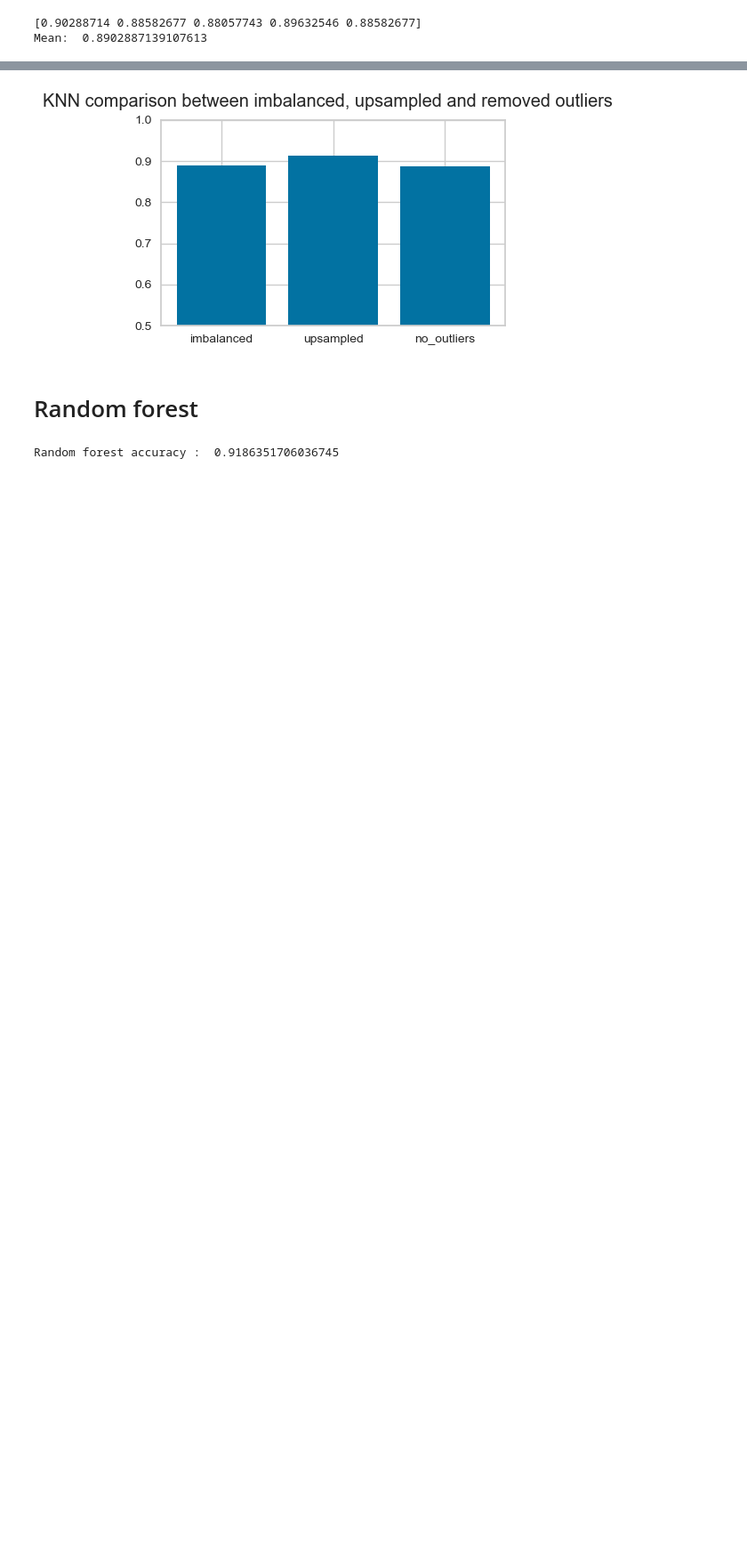
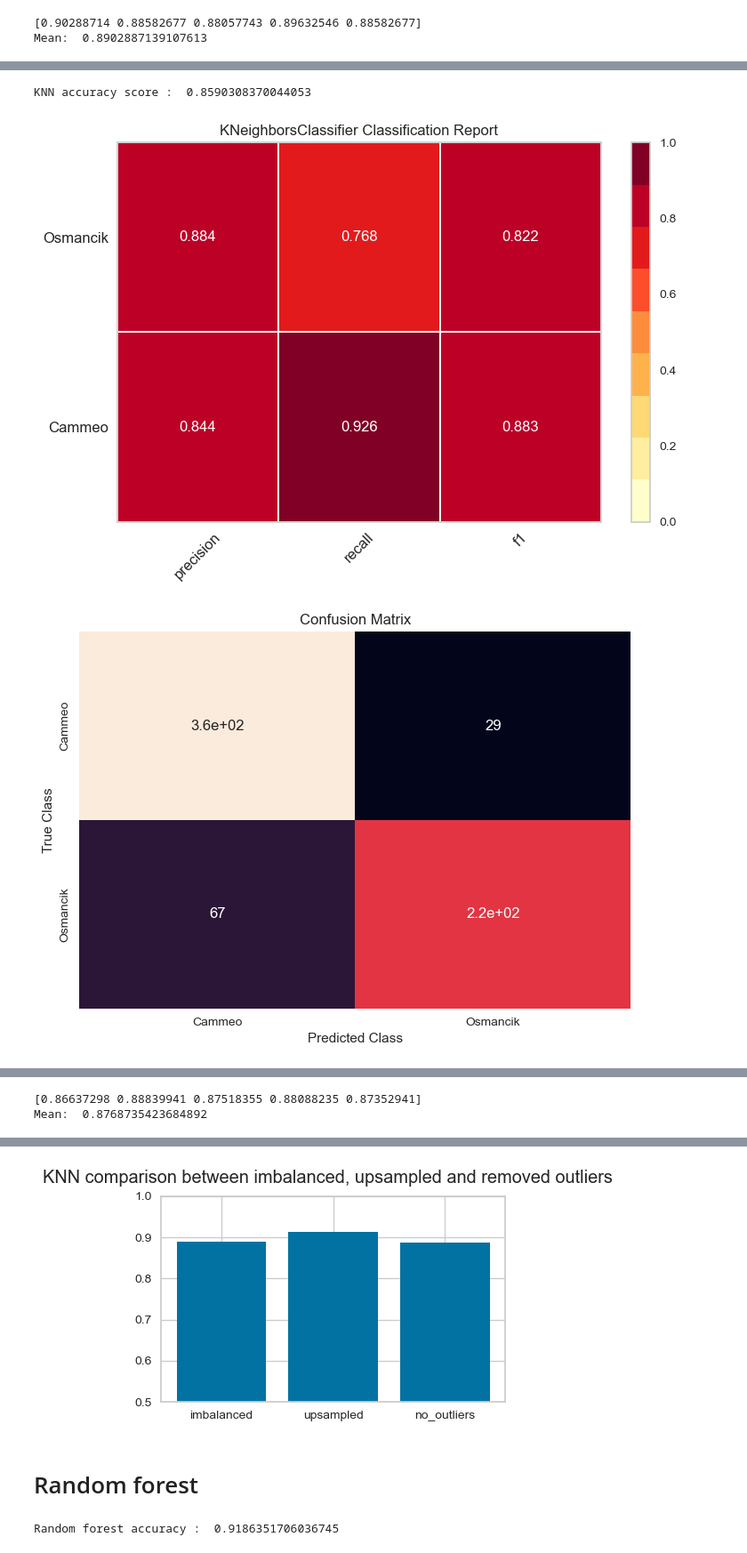
Before and after one commit to sanjamilenkovic/MachineLearning, a Jupyter notebook: ml_1/ml_1.ipynb, the cells around one changed output, grey strips where cells are left out. Shown at 89% size. Drawn from its saved outputs; the diff is of its cells as text; code cells hidden in the pictures; blank space fills up the shorter version.

```diff
--- a/ml_1/ml_1.ipynb
+++ b/ml_1/ml_1.ipynb
@@ -582,0 +600,7 @@ Mean:  0.8902887139107613
+# %%
+KNN_train_and_prediction(x_train_std, y_train_std, x_test_std, y_test_std)
+knn_cv_res_std = cross_validate_knn(dataset_without_outliers_sd)
+# %% [output]
+KNN accuracy score :  0.8590308370044053
+[figure, added]
+[figure, added]
@@ -583,3 +608,5 @@ Mean:  0.8902887139107613
+[0.86637298 0.88839941 0.87518355 0.88088235 0.87352941]
+Mean:  0.8768735423684892
 # %%
 KNN_train_and_prediction(x_train_up, y_train_up, x_test_up, y_test_up)
 knn_cv_res_upsampled = cross_validate_knn(dataset_upsampled)
```
Also changed, not shown: parts of 23 cells of this notebook.
